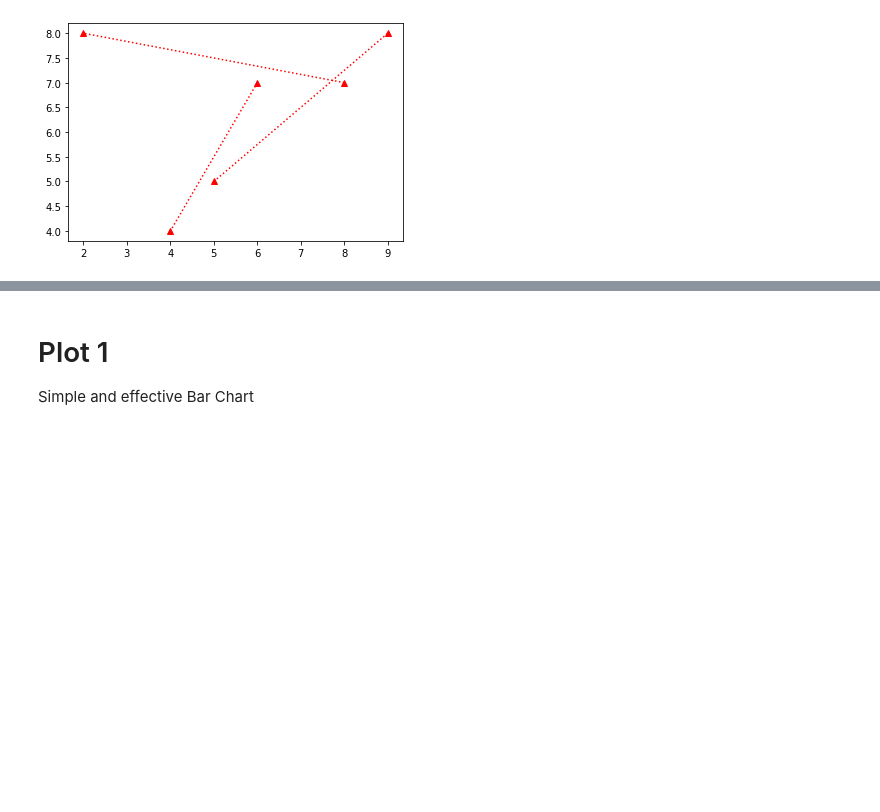
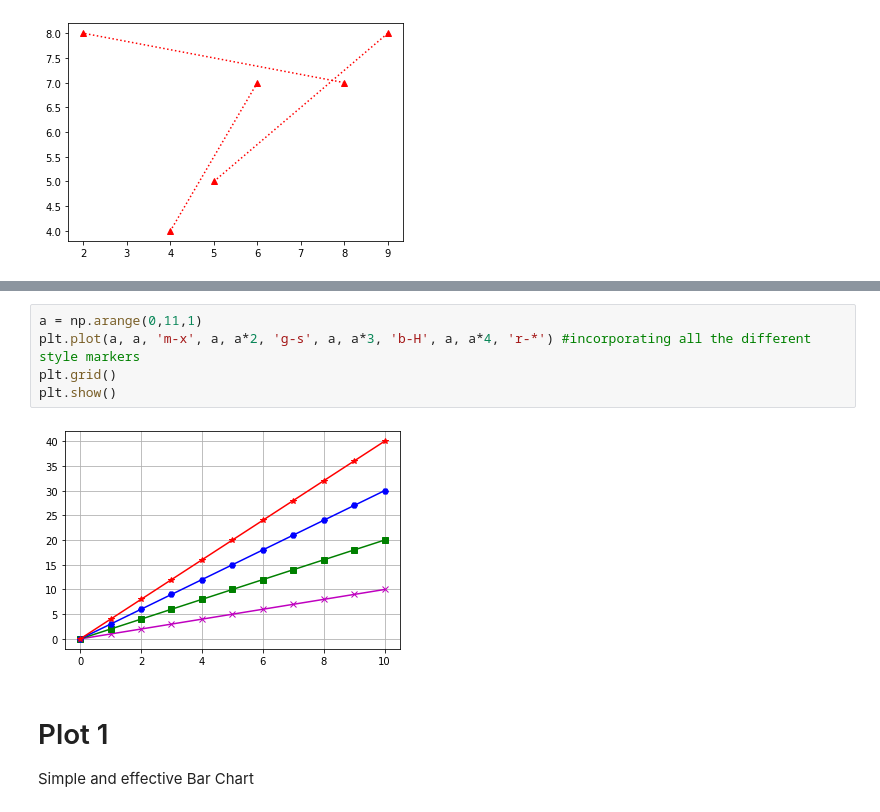
Before and after one commit to Cossie01/Fundamentals-of-Data-Analysis-Assessment, a Jupyter notebook: pyplot.ipynb, the cells around one changed output, grey strips where cells are left out. Cells and saved outputs as stored; diff of their text form; blank space fills up the shorter version.

```diff
--- a/pyplot.ipynb
+++ b/pyplot.ipynb
@@ -116,3 +116,10 @@ plt.show()
+# %%
+a = np.arange(0,11,1)
+plt.plot(a, a, 'm-x', a, a*2, 'g-s', a, a*3, 'b-H', a, a*4, 'r-*') #incorporating all the different style markers
+plt.grid()
+plt.show()
+# %% [output]
+[figure, added]
 # %% [markdown]
 # Plot 1
 
```
Also changed, not shown: parts of 1 cell of this notebook, 2 other files.
